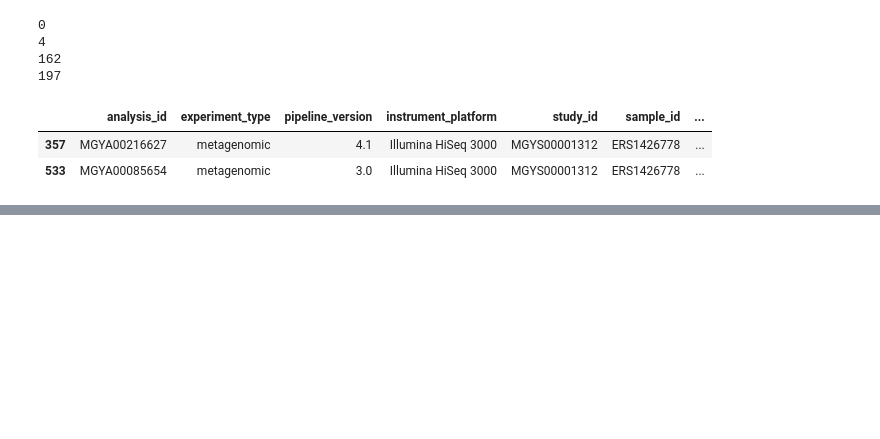
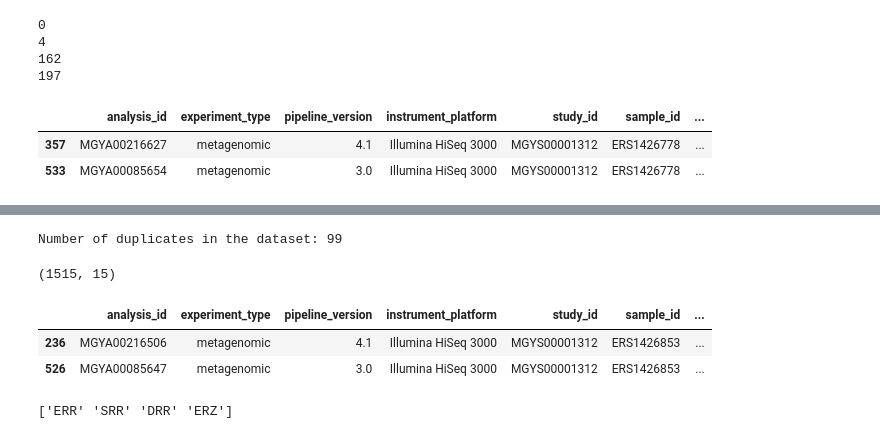
Before and after one commit to Multiomics-Analytics-Group/Retrieve_info_MGnifyAPI, a Jupyter notebook: notebooks/test_version3.ipynb, the cells around one changed output, grey strips where cells are left out. Drawn from its saved outputs; the diff is of its cells as text; code cells hidden in the pictures; blank space fills up the shorter version.

```diff
--- a/notebooks/test_version3.ipynb
+++ b/notebooks/test_version3.ipynb
@@ -417,0 +518,18 @@ combined_df[combined_df['assembly_run_id'] == 'ERR1713331']
+# %%
+new_dataframe = removing_duplicates(combined_df_updated)
+# %% [output]
+Number of duplicates in the dataset: 99
+# %%
+new_dataframe.shape
+# %% [output]
+(1515, 15)
+# %%
+combined_df_updated[combined_df_updated['concatenated_ids']== 'MGYS00001312_ERS1426853_ERR1713406_PRJEB13831']
+# %% [output]
+|  | analysis_id | experiment_type | pipeline_version | instrument_platform | study_id | sample_id | ... |
+| 236 | MGYA00216506 | metagenomic | 4.1 | Illumina HiSeq 3000 | MGYS00001312 | ERS1426853 | ... |
+| 526 | MGYA00085647 | metagenomic | 3.0 | Illumina HiSeq 3000 | MGYS00001312 | ERS1426853 | ... |
+# %%
+print(combined_df_updated.initials_run.unique())
+# %% [output]
+['ERR' 'SRR' 'DRR' 'ERZ']
```
Also changed, not shown: parts of 33 cells of this notebook, 1 other file.
